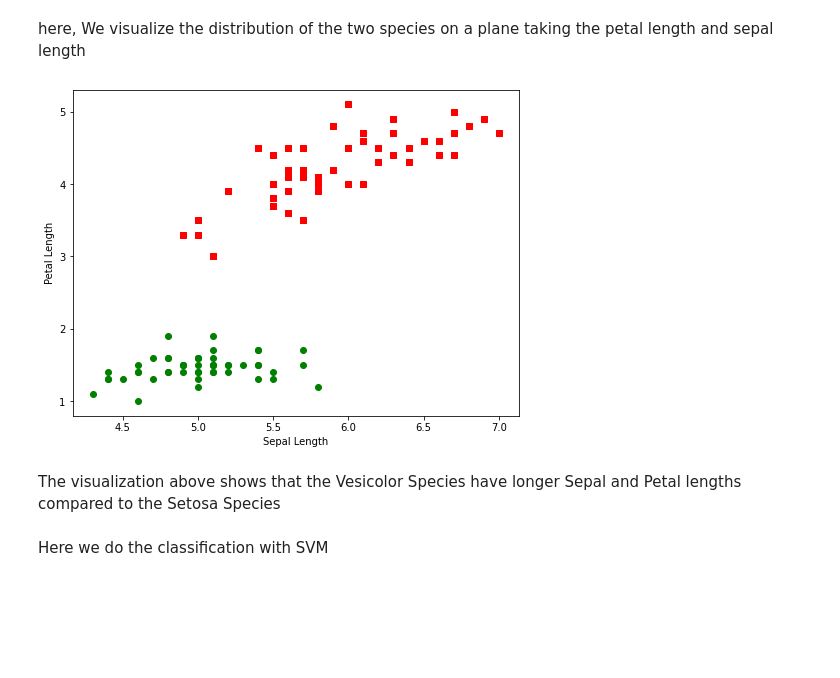
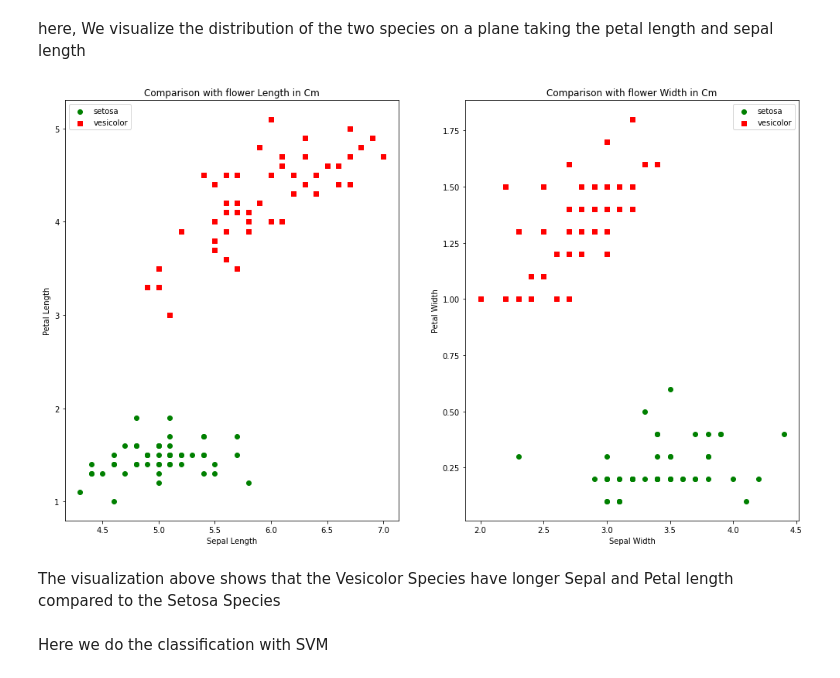
Before and after one commit to ChibuikeOnuba/SVM-on-Iris-Dataset, a Jupyter notebook: SVM.ipynb, the cells around one changed output. Cells and saved outputs as stored; diff of their text form; code cells hidden in the pictures; blank space fills up the shorter version.

```diff
--- a/SVM.ipynb
+++ b/SVM.ipynb
@@ -62,23 +64,44 @@ here, We visualize the distribution of the two species on a plane taking the pet
 # %%
 x = df['SepalLengthCm']
 y = df['PetalLengthCm']
+x1 = df['SepalWidthCm']
+y1 = df['PetalWidthCm']
 
+#LENGTH VISUALIZATION
+plt.figure(figsize = (17, 10))
+plt.subplot(1, 2, 1)
 setosa_x = x[:50]
 setosa_y = y[:50]
 
 vesicolor_x = x[50:]
 vesicolor_y = y[50:]
 
-plt.figure(figsize=(8,6))
 plt.xlabel('Sepal Length')
 plt.ylabel('Petal Length')
-plt.scatter(setosa_x, setosa_y, marker='o', color='green')
-plt.scatter(vesicolor_x, vesicolor_y, marker='s', color='red')
+plt.scatter(setosa_x, setosa_y, marker='o', color='green', label='setosa')
+plt.scatter(vesicolor_x, vesicolor_y, marker='s', color='red', label='vesicolor')
+plt.title('Comparison with flower Length in Cm')
+plt.legend()
+
+#WIDTH VISUALIZATION
+plt.subplot(1, 2, 2)
+setosa_x1 = x1[:50]
+setosa_y1 = y1[:50]
+
+vesicolor_x1 = x1[50:]
+vesicolor_y1 = y1[50:]
+
+plt.xlabel('Sepal Width')
+plt.ylabel('Petal Width')
+plt.scatter(setosa_x1, setosa_y1, marker='o', color='green', label='setosa')
+plt.scatter(vesicolor_x1, vesicolor_y1, marker='s', color='red', label='vesicolor')
+plt.legend()
+plt.title('Comparison with flower Width in Cm')
 plt.show()
 # %% [output]
-[figure, old version]
+[figure, new version]
 # %% [markdown]
-The visualization above shows that the Vesicolor Species have longer Sepal and Petal lengths compared to the Setosa Species
+The visualization above shows that the Vesicolor Species have longer Sepal and Petal length compared to the Setosa Species
 # %%
 from sklearn.model_selection import train_test_split
 import numpy as np
```
Also changed, not shown: parts of 2 cells of this notebook.
